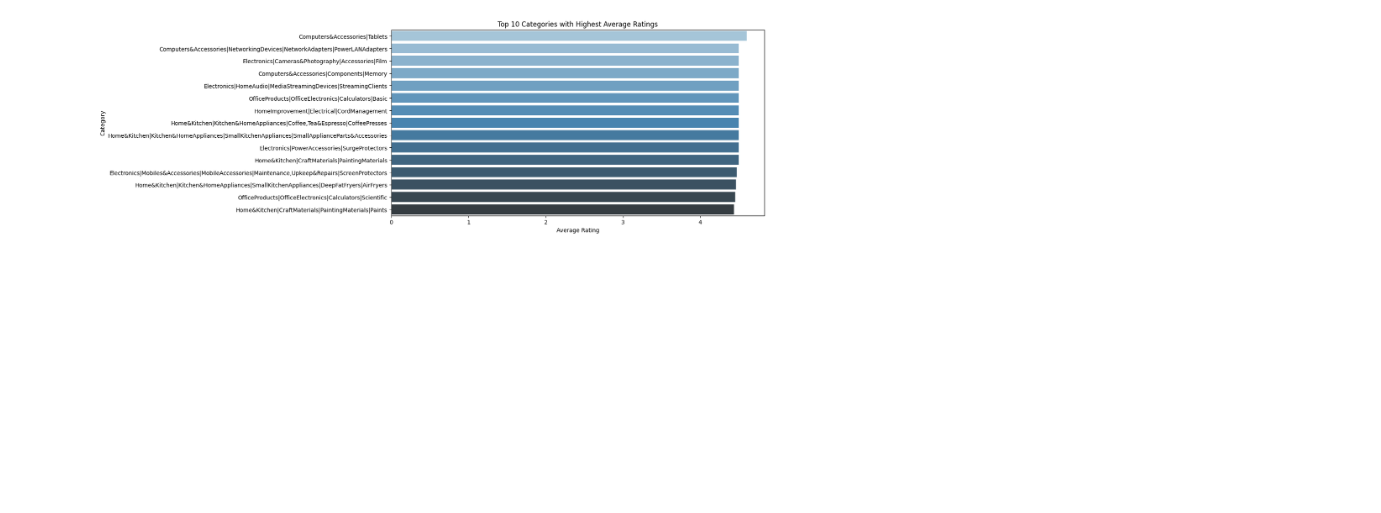
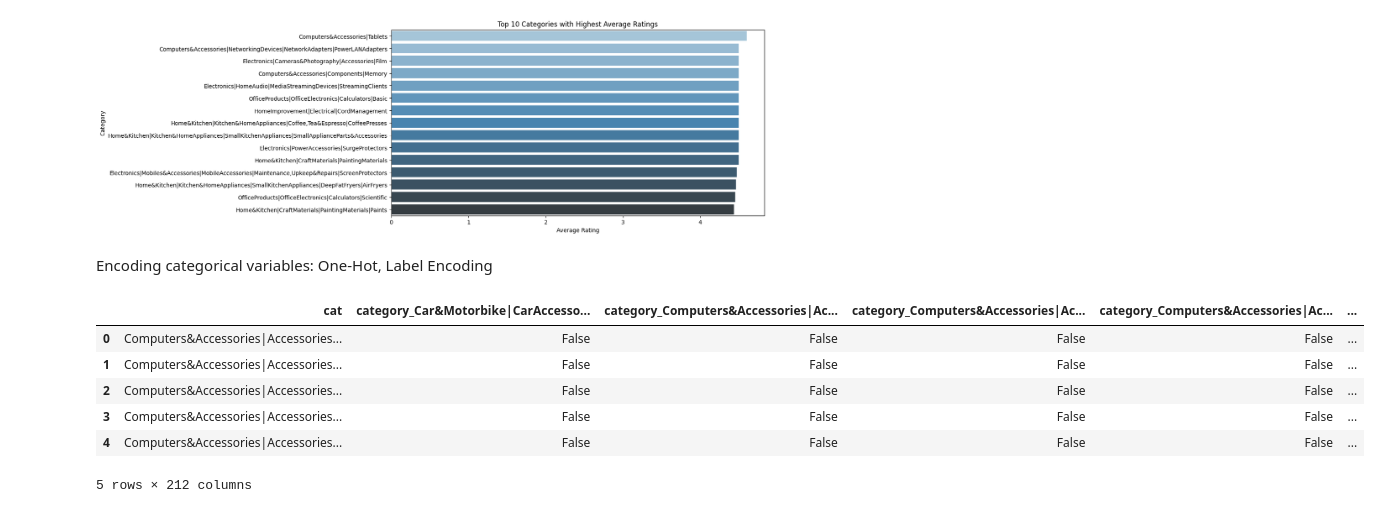
Before and after one commit to NaimPro-tech/customer_churn_prediction, a Jupyter notebook: churn_model.ipynb, the cells around one changed output. Drawn from its saved outputs; the diff is of its cells as text; code cells hidden in the pictures; blank space fills up the shorter version.

Commit message:
adding Encoding categorical variables: One-Hot, Label Encoding and Scaling numerical features: StandardScaler, MinMaxScaler

```diff
--- a/churn_model.ipynb
+++ b/churn_model.ipynb
@@ -220,3 +223,18 @@ Passing `palette` without assigning `hue` is deprecated and will be removed in v
 
   sns.barplot(x=popular_products.values, y=popular_products.index, palette='Blues_d')
 [figure]
+# %% [markdown]
+Encoding categorical variables: One-Hot, Label Encoding
+# %%
+df["cat"]=df["category"].astype('category')
+one_hot_encoded_df = pd.get_dummies(df, columns=['category'], drop_first=False)
+encode_list=[col for col in one_hot_encoded_df.columns if col.startswith('category_')]
+one_hot_encoded_df[['cat']+encode_list].head()
+# %% [output]
+|  | cat | category_Car&Motorbike|CarAccesso... | category_Computers&Accessories|Ac... | category_Computers&Accessories|Ac... | category_Computers&Accessories|Ac... | ... |
+| 0 | Computers&Accessories|Accessories... | False | False | False | False | ... |
+| 1 | Computers&Accessories|Accessories... | False | False | False | False | ... |
+| 2 | Computers&Accessories|Accessories... | False | False | False | False | ... |
+| 3 | Computers&Accessories|Accessories... | False | False | False | False | ... |
+| 4 | Computers&Accessories|Accessories... | False | False | False | False | ... |
+5 rows × 212 columns
```
Also changed, not shown: parts of 6 cells of this notebook.
